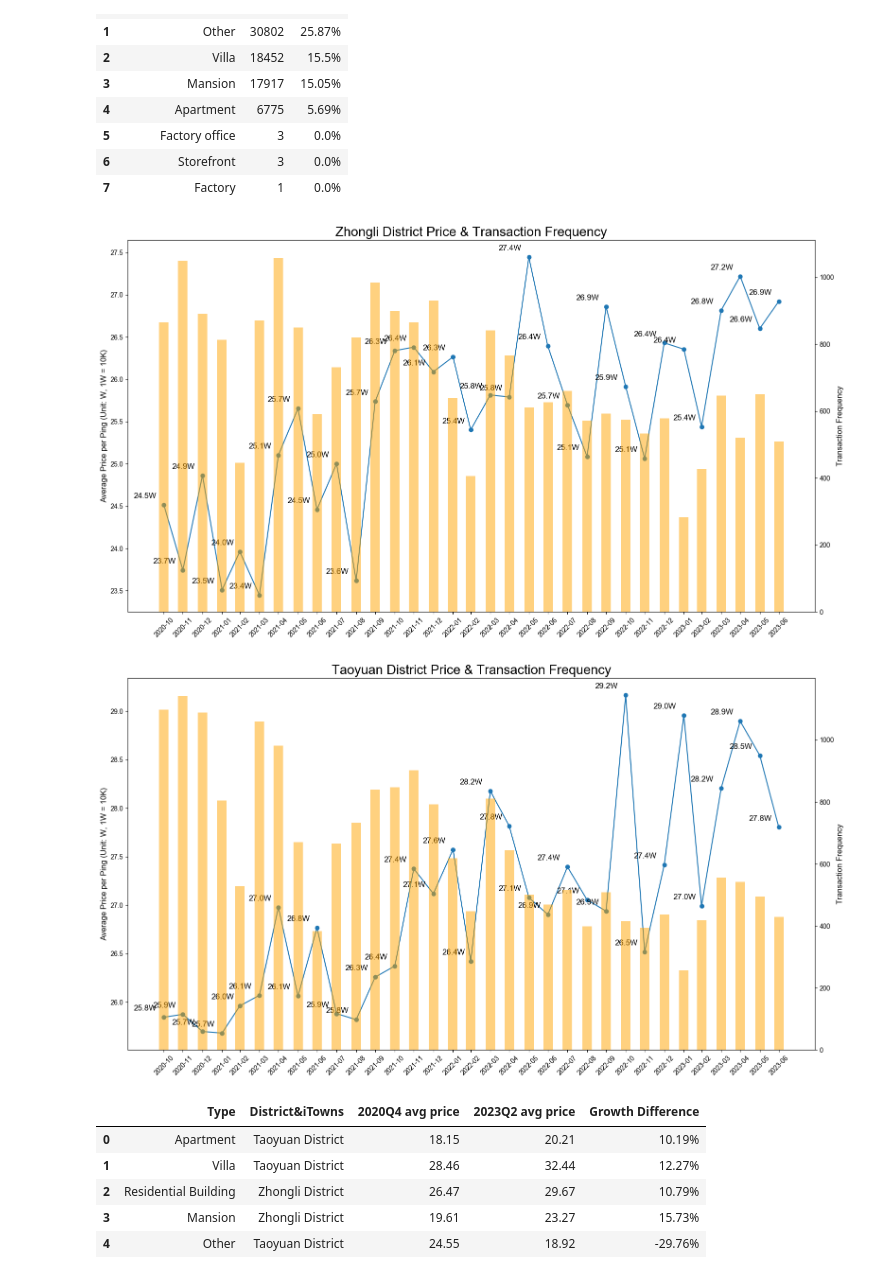
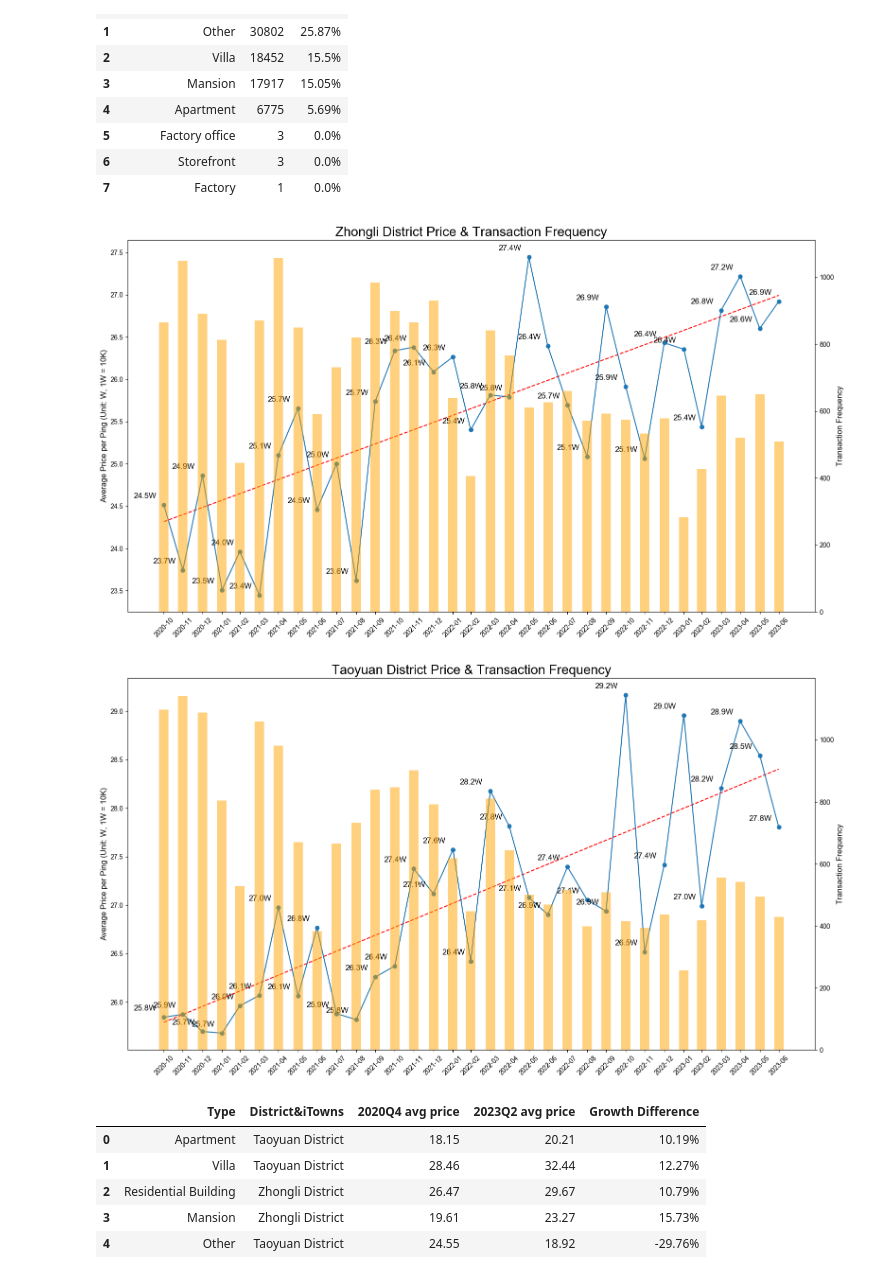
Before and after one commit to e19931107/Project2, a Jupyter notebook: Taoyuan property price analysis_20240103.ipynb, the cells around one changed output. Drawn from its saved outputs; the diff is of its cells as text; code cells hidden in the pictures.

```diff
--- a/Taoyuan property price analysis_20240103.ipynb
+++ b/Taoyuan property price analysis_20240103.ipynb
@@ -100,14 +100,21 @@ x_values_numeric = date2num(dates)
 y = list(data.groupby(['Yearmonth'])['單價元坪'].mean())
 y_values = [int(i) / 10000 for i in y]
 
-# Count the number of entries for each unique year-month combination
-entry_counts = data['Yearmonth'].value_counts().sort_index()
+# Fit a linear regression line
+coefficients = np.polyfit(x_values_numeric, y_values, 1)
+polynomial = np.poly1d(coefficients)
 
 # Plotting
 fig, ax1 = plt.subplots(figsize=(32, 18))
 
+# Count the number of entries for each unique year-month combination
+entry_counts = data['Yearmonth'].value_counts().sort_index()
+
 # Line chart
 ax1.plot(x_values_numeric, y_values, marker='o', label='Average Price')
+
+# Plot the regression line
+ax1.plot(x_values_numeric, polynomial(x_values_numeric), linestyle='dashed', color='red', label='Regression Line')
 
 # Set the x-axis ticks to be the original date strings
 ax1.set_xticks(dates)
@@ -120,7 +127,7 @@ ax1.set_ylabel('Average Price per Ping (Unit: W, 1W = 10K)', fontsize=25)
 ax1.set_yticks(ax1.get_yticks())
 ax1.set_yticklabels([f'{int(i):,}' for i in ax1.get_yticks()], fontsize=25)
 
-title = '2020Q4-2023Q3 Average housing price in Taoyuan City'
+title = '2020Q4-2023Q2 Average housing price in Taoyuan City'
 ax1.set_title(title, fontsize=40)
 
 # Annotate the data points on the line chart
@@ -142,14 +149,12 @@ ax2.set_yticklabels([f'{int(i):,}' for i in ax2.get_yticks()], fontsize=25)
 # Adjust layout to prevent label overlap
 fig.tight_layout()
 
-
 # save the plot with title named
-path_to_save_file = Path().absolute()/"PNG"
+path_to_save_file = Path().absolute() / "PNG"
 path_to_save_file.mkdir(parents=True, exist_ok=True)  # Create the directory if it doesn't exist
 filename = f'{title}.png'
-full_path = path_to_save_file/filename
+full_path = path_to_save_file / filename
 plt.savefig(full_path)
 
-# Show the chart
 plt.show()
 # %% [output]
@@ -327,48 +331,55 @@ for area in ['中壢區', '桃園區']:
 
     # Create a figure with two y-axes
     fig, ax1 = plt.subplots(figsize=(16, 9))
+
+    # Fit a linear regression line
+    coefficients_area = np.polyfit(date2num(data3_copy['Yearmonth']), data3_copy['單價元坪'], 1)
+    polynomial_area = np.poly1d(coefficients_area)
+
+    # Plot the regression line
+    ax1.plot(pd.date_range('2020-10-01', '2023-07-01', freq='M'), polynomial_area(date2num(pd.date_range('2020-10-01', '2023-07-01', freq='M'))),
+         linestyle='dashed', color='red', label='Regression Line')
 
     # Line chart for average price
     ax1.plot(pd.date_range('2020-10-01', '2023-07-01', freq='M'), data3_copy['單價元坪'], marker='o', linestyle='-', label='Average Price')
     ax1.set_ylabel('Average Price per Ping (Unit: W, 1W = 10K)', fontsize=12)
     title = f'{dist_dict.get(area)} Price & Transaction Frequency'
     ax1.set_title(title, fontsize=20)
     ax1.tick_params(axis='x', labelrotation=45)
 
     # Create a second y-axis for the bar chart
     ax2 = ax1.twinx()
 
     # Bar chart for transaction counts
     entry_counts = data[data['鄉鎮市區'] == area]['Yearmonth'].value_counts().sort_index()
     # Align the bar chart data with the updated x-axis range
     ax2.bar(pd.date_range('2020-10-01', '2023-07-01', freq='M'), entry_counts, alpha=0.5, color='orange', width=15, label='Transaction Counts')
     ax2.set_ylabel('Transaction Frequency', fontsize=12)
 
     # Set the x-axis ticks and labels to display from September 2020 to August 2023
     ax1.set_xticks(pd.date_range('2020-10-01', '2023-07-01', freq='M'))
     ax1.set_xticklabels([date.strftime('%Y-%m') for date in pd.date_range('2020-10-01', '2023-07-01', freq='M')],
                         rotation=45)
 
     # Annotate the data points on the line chart with data labels
     for i, txt in enumerate(data3_copy['單價元坪']):
         ax1.annotate(f'{txt:.1f}W', (data3_copy['Yearmonth'].iloc[i], data3_copy['單價元坪'].iloc[i]),
                      textcoords="offset points", xytext=(0, 10), ha='center', size=12)
 
     # Adjust layout to prevent label overlap
     fig.tight_layout()
 
-    # # save the plot with title named
-    # path_to_save_file = Path().absolute()/"PNG"/"District"
-    # path_to_save_file.mkdir(parents=True, exist_ok=True)  # Create the directory if it doesn't exist
-    # filename = f'{title}.png'
-    # full_path = path_to_save_file/filename
-    # plt.savefig(full_path)
+    # save the plot with title named
+    path_to_save_file = Path().absolute()/"PNG"/"District"
+    path_to_save_file.mkdir(parents=True, exist_ok=True)  # Create the directory if it doesn't exist
+    filename = f'{title}.png'
+    full_path = path_to_save_file/filename
+    plt.savefig(full_path)
 
-    # Show the chart
     plt.show()
 # %% [output]
-[figure, old version]
+[figure, new version]
-[figure, old version]
+[figure, new version]
 # %%
 data_Zh_Tao = data[(data['鄉鎮市區'] == '中壢區') | (data['鄉鎮市區'] == '桃園區')]
 
```
Also changed, not shown: parts of 5 cells of this notebook, 10 other files.
